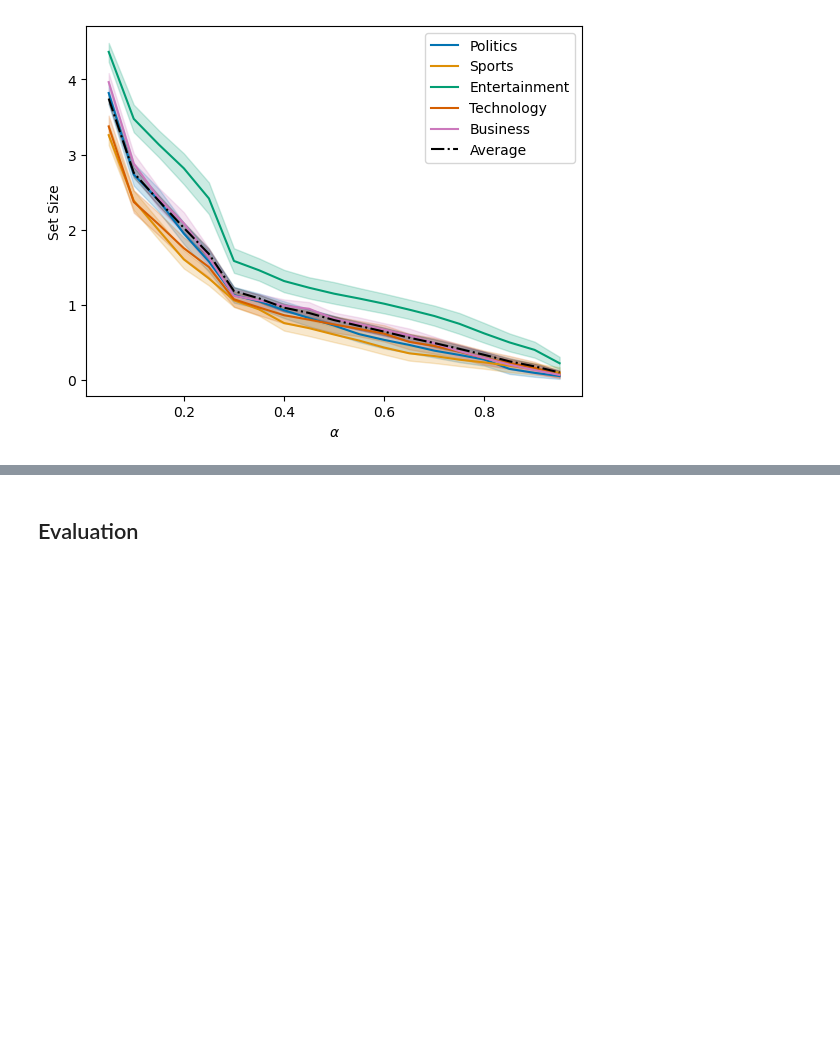
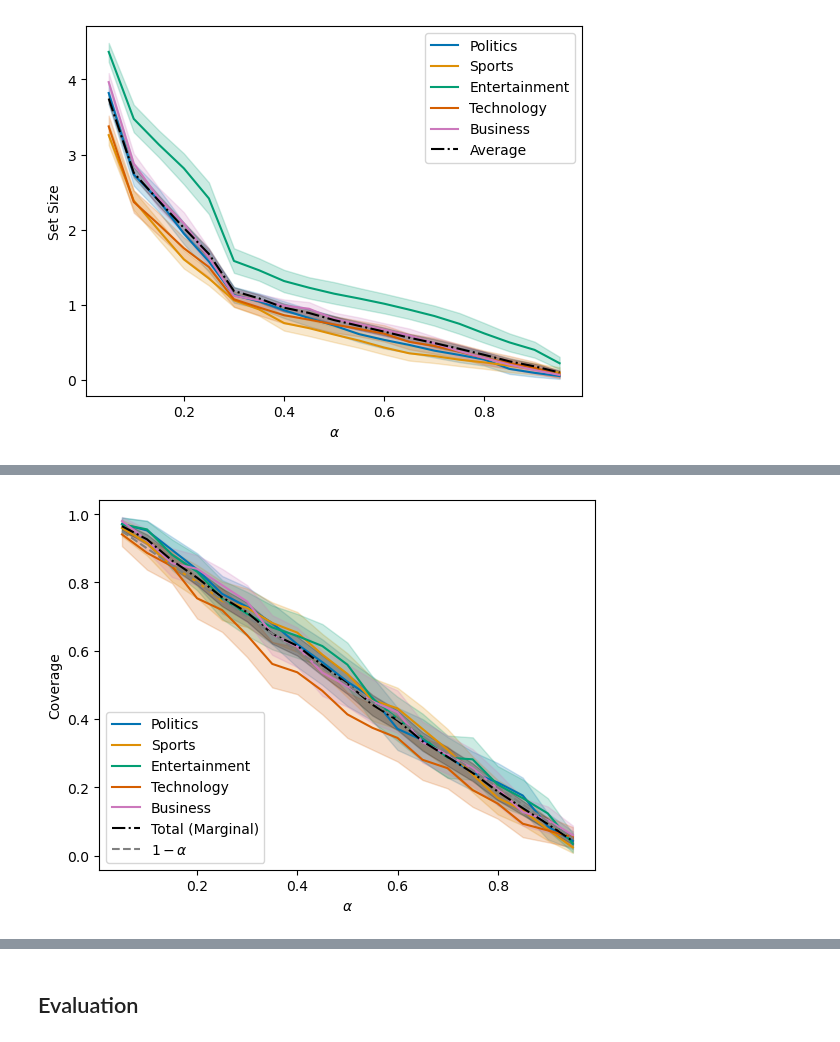
Before and after one commit to jrudoler/rudoler-stat9700-conformal, a Jupyter notebook: notebooks/text-classification.ipynb, the cells around one changed output, grey strips where cells are left out. Saved outputs shown, nothing was run; the diff lists cells and outputs as text; code cells hidden in the pictures; blank space fills up the shorter version.

Commit message:
Finish draft, add class-conditional predictions

```diff
--- a/notebooks/text-classification.ipynb
+++ b/notebooks/text-classification.ipynb
@@ -216,0 +223,34 @@ plt.savefig('../figures/adaptive_set_size.pdf', dpi=300, bbox_inches='tight')
+# %%
+# compute calibration scores for each label
+scores = []
+for label in range(5):
+    group_probs = cal_probs.values[cal_labels == label]
+    n_group = sum(cal_labels == label)
+    # sort probabilities by most probable
+    group_pi = group_probs.argsort(axis=1)[:,::-1]
+    # cumulative sum of probabilities, sorted by most probable
+    group_srt = np.take_along_axis(group_probs, group_pi, axis=1).cumsum(axis=1)
+    # calibration scores
+    group_scores = np.take_along_axis(group_srt, group_pi.argsort(axis=1),axis=1)[range(n_group),label]
+    scores.append(group_scores)
+coverage = []
+for alpha in alphas:
+    Q = np.zeros(5)
+    for label in range(5):
+        n_group = sum(cal_labels == label)
+        qhat = np.quantile(scores[label], np.ceil((n_group+1)*(1-alpha))/n_group, interpolation='higher')
+        Q[label] = qhat
+    val_pi = val_probs.values.argsort(1)[:,::-1]
+    val_srt = np.take_along_axis(val_probs.values, val_pi, axis=1).cumsum(axis=1)
+    # get prediction sets
+    val_scores = np.take_along_axis(val_srt, val_pi.argsort(axis=1), axis=1)
+    prediction_sets = val_scores <= Q
+    # construct dataframe, determine coverage and set size
+    pred_set_df = pd.DataFrame(prediction_sets, columns=list(candidate_labels.values()))
+    pred_set_df['true_label'] = test_df['Label'].map(candidate_labels).values
+    pred_set_df['covered'] = pred_set_df.apply(lambda x: x[x['true_label']], axis=1)
+    pred_set_df['set_size'] = pred_set_df.apply(lambda x: x[list(candidate_labels.values())].sum(), axis=1)
+    pred_set_df['alpha'] = alpha
+    coverage.append(pred_set_df)
+coverage = pd.concat(coverage)
+coverage
@@ -216,0 +271,13 @@ plt.savefig('../figures/adaptive_set_size.pdf', dpi=300, bbox_inches='tight')
+# %%
+ax = sns.lineplot(data=coverage, x='alpha', y='covered', hue='true_label')
+# remove legend title
+sns.lineplot(data=coverage, x='alpha', y='covered', color='black', linestyle='-.', label="Total (Marginal)", ax=ax)
+ax.plot(alphas, 1-alphas, color='gray', linestyle='--', label=r'$1-\alpha$')
+ax.legend(title='', loc='lower left')
+ax.set_xlabel(r'$\alpha$')
+ax.set_ylabel('Coverage')
+# add entry to legend for 1-alpha line
+plt.savefig('../figures/labelwise_conditional_coverage.pdf', dpi=300, bbox_inches='tight')
+labelwise_coverage = ax
+# %% [output]
+[figure, added]
```
Also changed, not shown: parts of 9 cells of this notebook, 6 other files.
